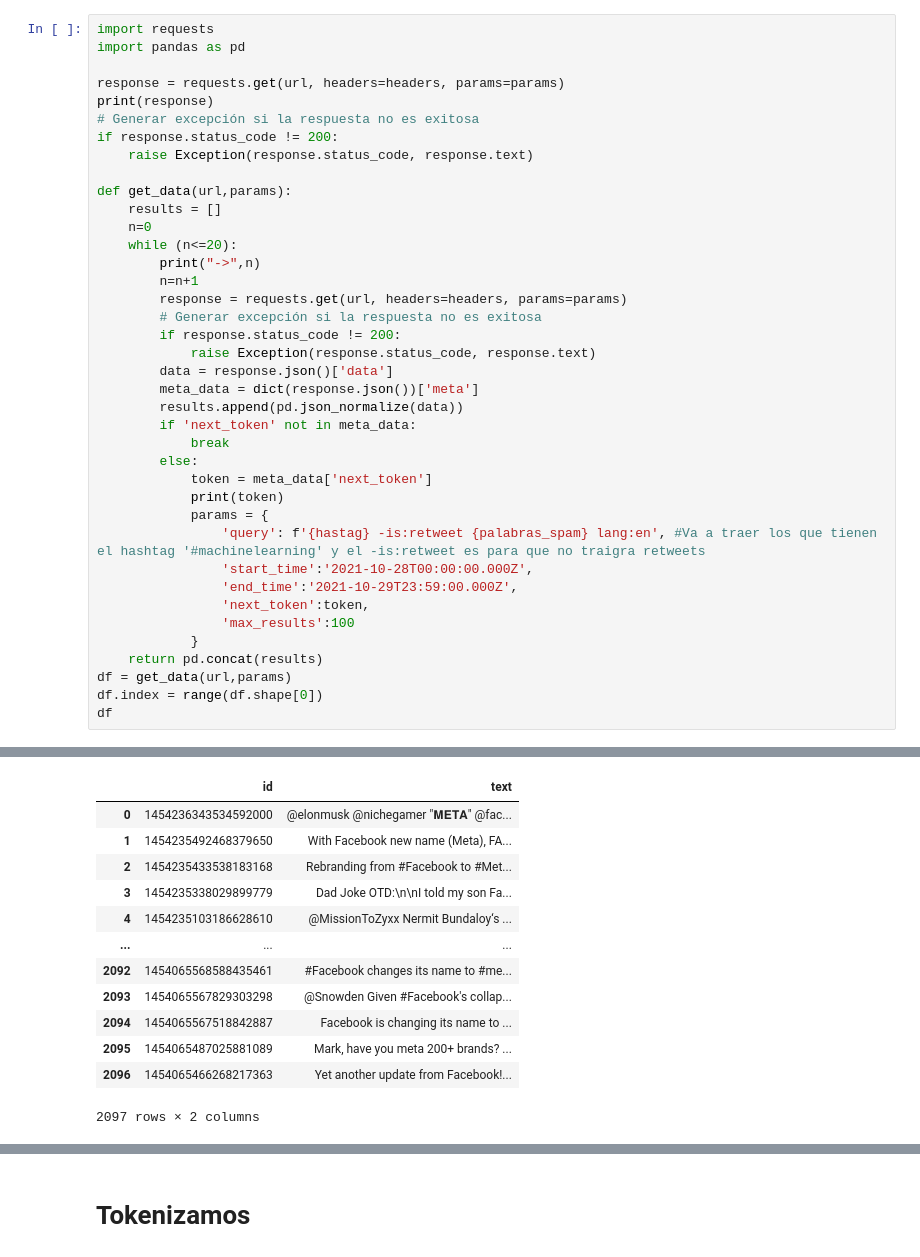
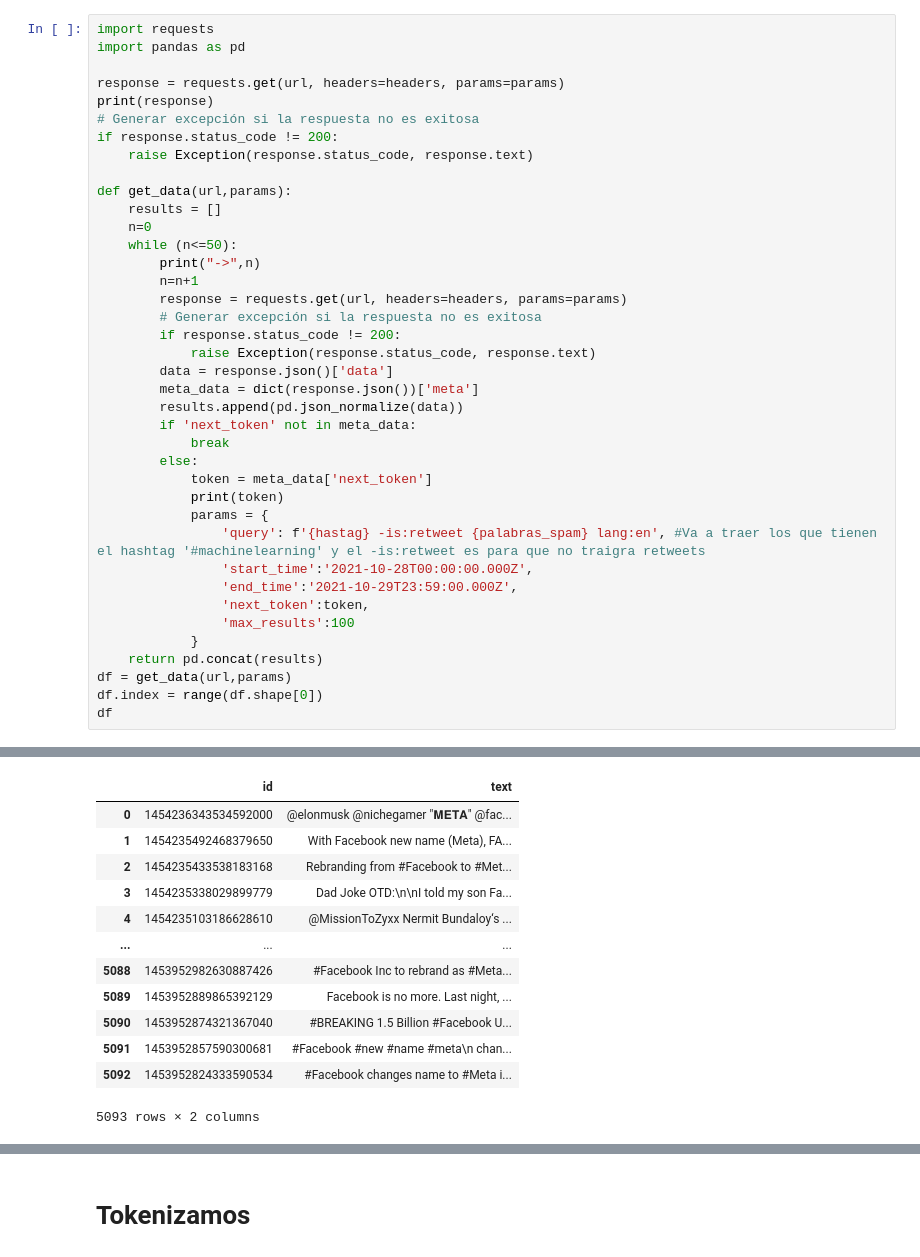
Before and after one commit to edupat95/proyecto_final_inteligencia_artificial, a Jupyter notebook: Trabajo Final/TF - Alberto Barrio y Eduardo Patinella.ipynb, the cells around one changed output, grey strips where cells are left out. Cells and saved outputs as stored; diff of their text form.

```diff
--- a/Trabajo Final/TF - Alberto Barrio y Eduardo Patinella.ipynb
+++ b/Trabajo Final/TF - Alberto Barrio y Eduardo Patinella.ipynb
@@ -48,7 +47,7 @@ if response.status_code != 200:
 def get_data(url,params):
     results = []
     n=0
-    while (n<=20):
+    while (n<=50):
         print("->",n)
         n=n+1
         response = requests.get(url, headers=headers, params=params)
@@ -95,13 +94,13 @@ b26v89c19zqg8o3fpdv7gwdx8o5q537n4y7q0t3erf6v1
 |  | id | text |
 | 0 | 1454236343534592000 | @elonmusk @nichegamer "𝐌𝐄𝐓𝐀" @fac... |
 | 1 | 1454235492468379650 | With Facebook new name (Meta), FA... |
 | 2 | 1454235433538183168 | Rebranding from #Facebook to #Met... |
 | 3 | 1454235338029899779 | Dad Joke OTD:\n\nI told my son Fa... |
 | 4 | 1454235103186628610 | @MissionToZyxx Nermit Bundaloy‘s ... |
 | ... | ... | ... |
-| 2092 | 1454065568588435461 | #Facebook changes its name to #me... |
-| 2093 | 1454065567829303298 | @Snowden Given #Facebook's collap... |
-| 2094 | 1454065567518842887 | Facebook is changing its name to ... |
-| 2095 | 1454065487025881089 | Mark, have you meta 200+ brands? ... |
-| 2096 | 1454065466268217363 | Yet another update from Facebook!... |
+| 5088 | 1453952982630887426 | #Facebook Inc to rebrand as #Meta... |
+| 5089 | 1453952889865392129 | Facebook is no more. Last night, ... |
+| 5090 | 1453952874321367040 | #BREAKING 1.5 Billion #Facebook U... |
+| 5091 | 1453952857590300681 | #Facebook #new #name #meta\n chan... |
+| 5092 | 1453952824333590534 | #Facebook changes name to #Meta i... |
-2097 rows × 2 columns
+5093 rows × 2 columns
```
Also changed, not shown: parts of 42 cells of this notebook, 2 other files.
